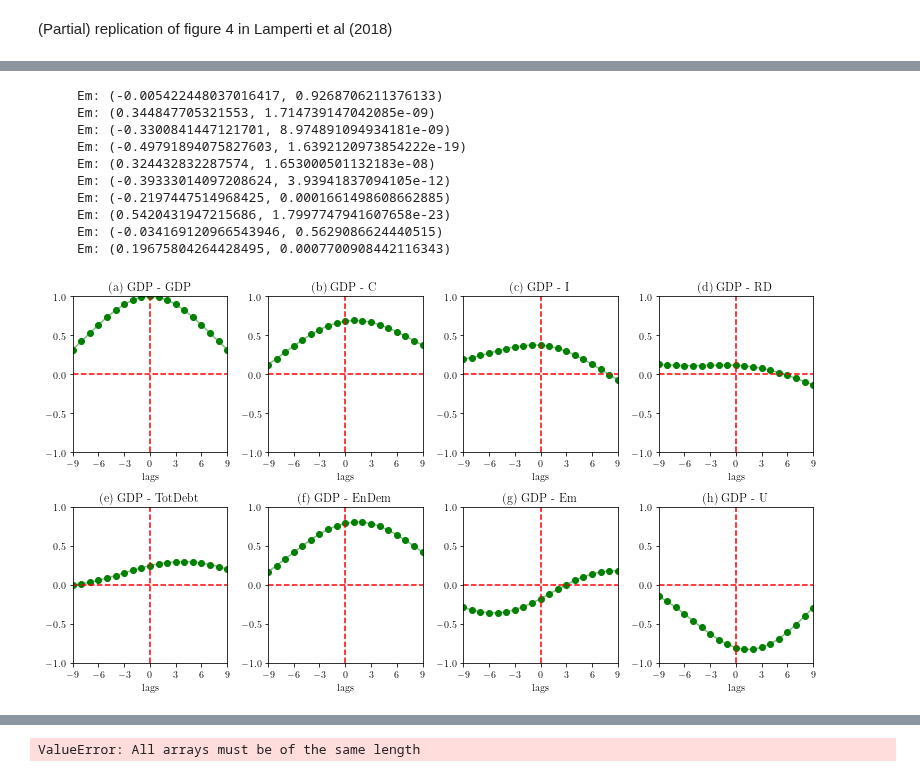
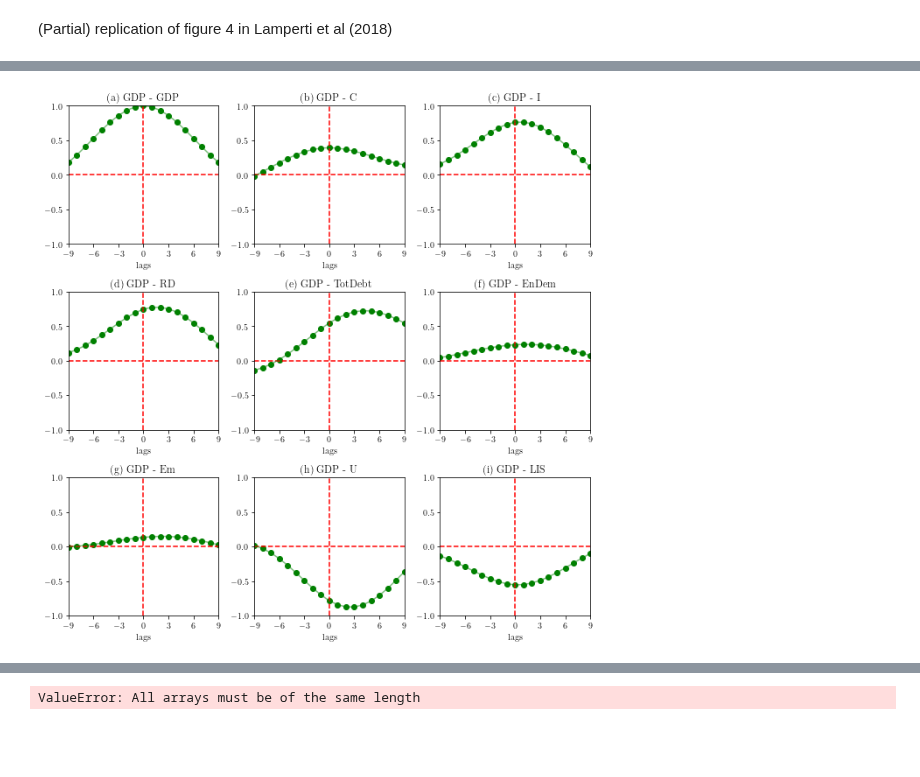
Before and after one commit to Tarsatir/Capsule_Climate, a Jupyter notebook: results/validation/replication_plots.ipynb, the cells around one changed output, grey strips where cells are left out. Drawn from its saved outputs; the diff is of its cells as text; code cells hidden in the pictures; blank space fills up the shorter version.

Commit message:
added debugging prints for gsa bug, added additional metrics

```diff
--- a/results/validation/replication_plots.ipynb
+++ b/results/validation/replication_plots.ipynb
@@ -11,6 +18,6 @@ import statsmodels.tsa.stattools as smt
 # %% [markdown]
 ### Replication of single-run plots
 # %%
-df_1 = pd.read_csv('validation_samples/valoutput_3.csv')
-df_1.head()
+df_1 = pd.read_csv('validation_samples/valoutput_1.csv')
+df_1.head(-10)
 # %% [output]
@@ -140,7 +343,7 @@ Dosi et al (2017) fig 2
 def filepath(i):
     return f'validation_samples/valoutput_{i}.csv'
 # %%
-n_MC = 10
+n_MC = 25
 
 df_list = []
 for MC_i in range(1, n_MC + 1):
@@ -307,9 +510,6 @@ def compute_correlations(indicator, apply_bk=False, make_real=False, min_lag=-3,
 
         if apply_bk:
             ind_data = sm.tsa.filters.bkfilter(ind_data, bk_low, bk_high, bk_K)
-            if indicator == 'Em':
-                print(f"     {indicator}: {stats.pearsonr(gdp_filtered, ind_data)}")
-
 
         all_x.extend(ind_data)
         all_y.extend(gdp_filtered)
@@ -355,50 +545,40 @@ lags = 9
 min_lag = -lags
 max_lag = lags
 
-indicators = ['GDP', 'C', 'I', 'RD', 'TotDebt', 'EnDem', 'Em', 'U']
+indicators = ['GDP', 'C', 'I', 'RD', 'TotDebt', 'EnDem', 'Em', 'U', 'LIS']
 lags = np.arange(min_lag, max_lag + 1)
 
-fig, axes = plt.subplots(2,4, figsize=(11, 6))
+fig, axes = plt.subplots(3,3, figsize=(9, 9))
 
 for i, (indicator, ax) in enumerate(zip(indicators, axes.flatten())):
 
     fig_nr = chr(i + 97)
 
     apply_bk = True
     make_real = True
-    if indicator == ('markups' or 'U' or 'EnDem' or 'Em'):
+    if indicator == ('markups' or 'U' or 'EnDem' or 'Em' or 'LIS'):
         make_real=False
 
     all_r = compute_correlations(indicator, apply_bk=apply_bk, make_real=make_real,
                                         min_lag=min_lag, max_lag=max_lag)
 
     ax.hlines(0, min_lag, max_lag, linestyle='dashed', color='red')
     ax.vlines(0, -1., 1, linestyle='dashed', color='red')
 
     ax.scatter(lags, all_r, color='green')
     ax.plot(lags, all_r, alpha=0.5, color='green')
 
     ax.set_ylim(-1., 1.)
     ax.set_xlim(min_lag, max_lag)
     ax.set_xticks(np.linspace(min_lag, max_lag, 7))
     ax.set_yticks(np.linspace(-1, 1, 5))
     ax.set_title(f'({fig_nr}) GDP - {indicator}')
     ax.set_xlabel('lags')
 
 plt.tight_layout()
 plt.show()
 # %% [output]
-     Em: (-0.005422448037016417, 0.9268706211376133)
-     Em: (0.344847705321553, 1.714739147042085e-09)
-     Em: (-0.3300841447121701, 8.974891094934181e-09)
-     Em: (-0.49791894075827603, 1.6392120973854222e-19)
-     Em: (0.324432832287574, 1.653000501132183e-08)
-     Em: (-0.39333014097208624, 3.93941837094105e-12)
-     Em: (-0.2197447514968425, 0.0001661498608662885)
-     Em: (0.5420431947215686, 1.7997747941607658e-23)
-     Em: (-0.034169120966543946, 0.5629086624440515)
-     Em: (0.19675804264428495, 0.0007700908442116343)
-[figure, old version]
+[figure, new version]
 # %%
 real_GDP_0 = df_list[0].GDP / df_list[0].prices
 
```
Also changed, not shown: parts of 23 cells of this notebook, 27 other files.
